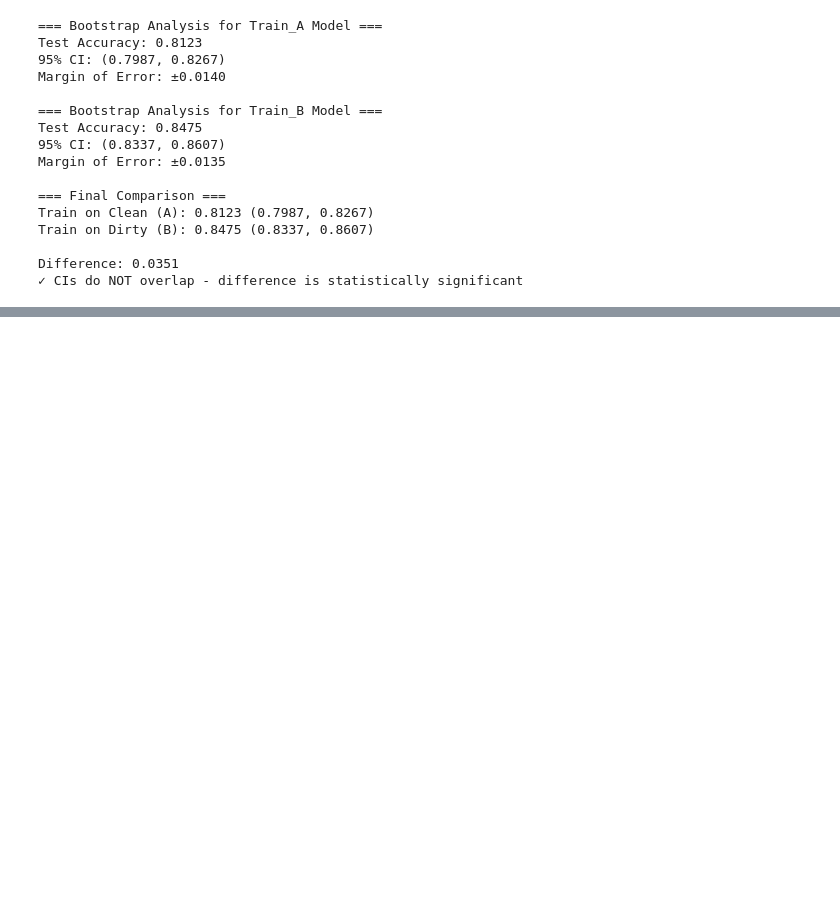
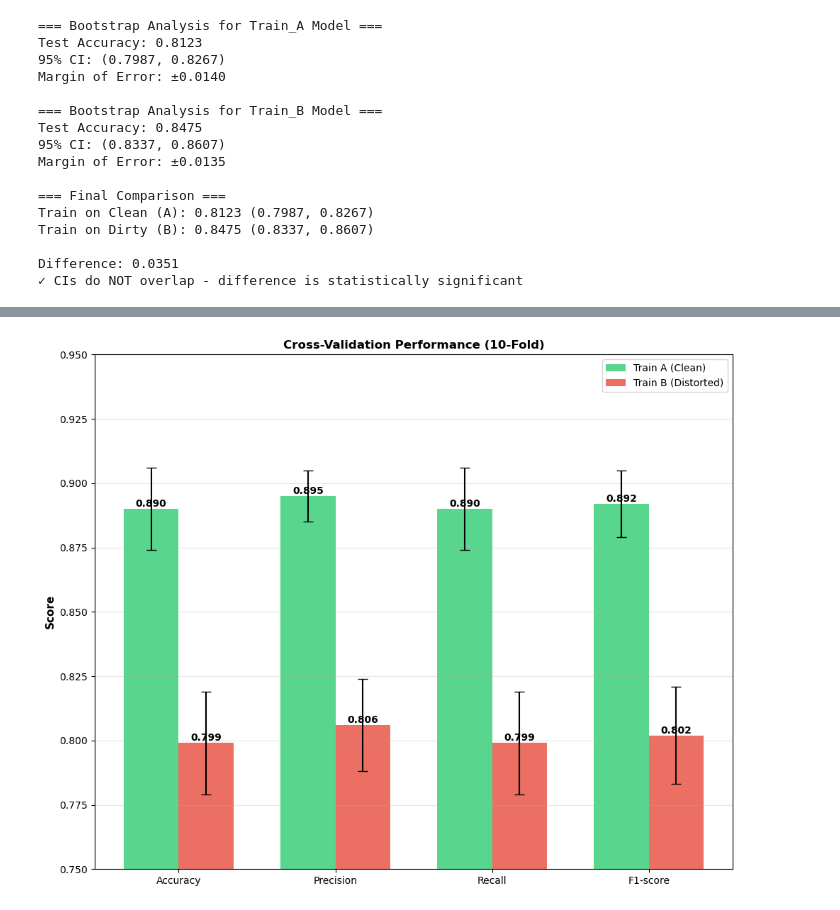
Before and after one commit to skyefung02/COMP90051_A2, a Jupyter notebook: A2_DeepCNN_Results/COMP90051_DeepCNN.ipynb, the cells around one changed output, grey strips where cells are left out. Saved outputs shown, nothing was run; the diff lists cells and outputs as text; code cells hidden in the pictures; blank space fills up the shorter version.

Commit message:
test performance plots added

```diff
--- a/A2_DeepCNN_Results/COMP90051_DeepCNN.ipynb
+++ b/A2_DeepCNN_Results/COMP90051_DeepCNN.ipynb
@@ -827,0 +1091,50 @@ Difference: 0.0351
+# %%
+# Hard-coded CV results
+cv_results = {
+    'Train_A (Clean)': {
+        'mean': [0.890, 0.895, 0.890, 0.892],
+        'std': [0.016, 0.010, 0.016, 0.013]
+    },
+    'Train_B (Distorted)': {
+        'mean': [0.799, 0.806, 0.799, 0.802],
+        'std': [0.020, 0.018, 0.020, 0.019]
+    }
+}
+
+# Create single plot
+fig, ax = plt.figure(figsize=(10, 8)), plt.gca()
+
+metrics = ['Accuracy', 'Precision', 'Recall', 'F1-score']
+x = np.arange(len(metrics))
+width = 0.35
+
+train_A_means = cv_results['Train_A (Clean)']['mean']
+train_A_stds = cv_results['Train_A (Clean)']['std']
+train_B_means = cv_results['Train_B (Distorted)']['mean']
+train_B_stds = cv_results['Train_B (Distorted)']['std']
+
+bars1 = ax.bar(x - width/2, train_A_means, width, yerr=train_A_stds,
+                label='Train A (Clean)', capsize=5, alpha=0.8, color='#2ecc71')
+bars2 = ax.bar(x + width/2, train_B_means, width, yerr=train_B_stds,
+                label='Train B (Distorted)', capsize=5, alpha=0.8, color='#e74c3c')
+
+ax.set_ylabel('Score', fontsize=11, fontweight='bold')
+ax.set_title('Cross-Validation Performance (10-Fold)', fontsize=12, fontweight='bold')
+ax.set_xticks(x)
+ax.set_xticklabels(metrics)
+ax.legend()
+ax.set_ylim([0.75, 0.95])
+ax.grid(axis='y', alpha=0.3)
+
+# Add value labels on bars
+for bars in [bars1, bars2]:
+    for bar in bars:
+        height = bar.get_height()
+        ax.text(bar.get_x() + bar.get_width()/2., height,
+                f'{height:.3f}', ha='center', va='bottom', fontsize=10, fontweight='bold')
+
+plt.tight_layout()
+plt.savefig('cv_performance_comparison.png', dpi=300, bbox_inches='tight')
+plt.show()
+# %% [output]
+[figure, added]
```
Also changed, not shown: parts of 3 cells of this notebook, 4 other files.
